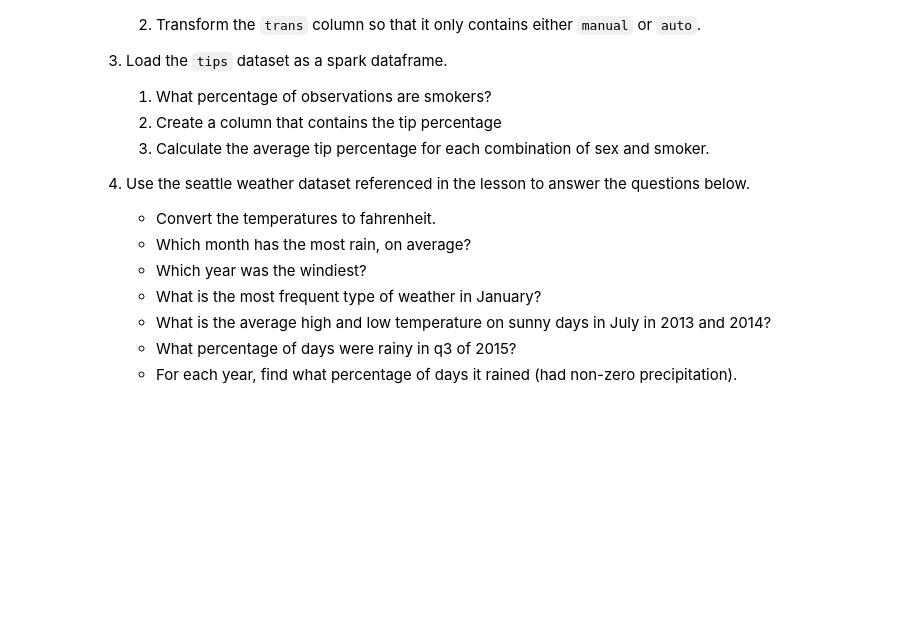
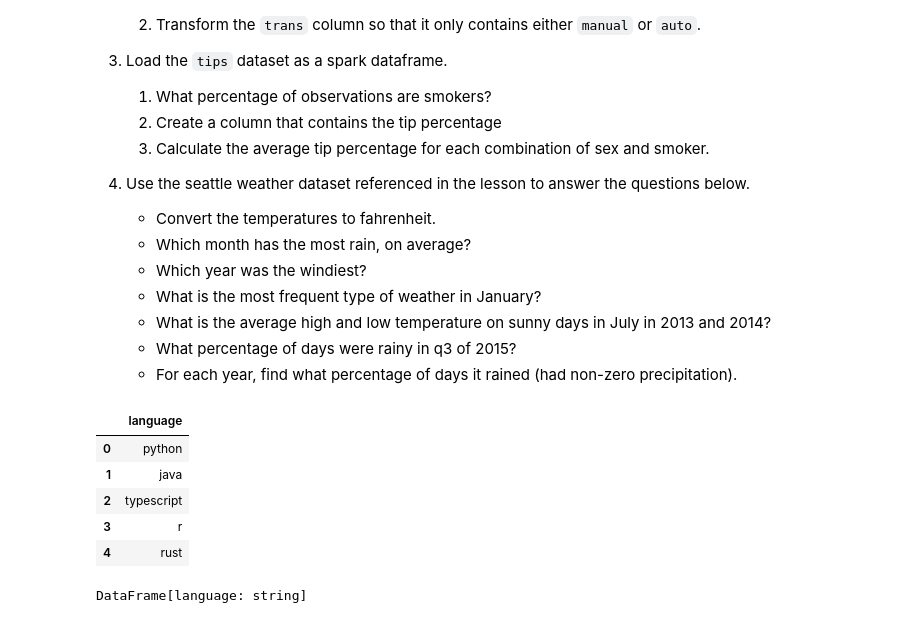
Before and after one commit to tim-keriazes/spark-exercises, a Jupyter notebook: spark101.ipynb, the cells around one changed output. Drawn from its saved outputs; the diff is of its cells as text; code cells hidden in the pictures; blank space fills up the shorter version.

```diff
--- a/spark101.ipynb
+++ b/spark101.ipynb
@@ -49,3 +50,21 @@ from pyspark.sql.functions import regexp_extract, regexp_replace
 from pyspark.sql.functions import when
 from pyspark.sql.functions import asc, desc
 from pyspark.sql.functions import month, year, quarter
+# %%
+#setup dict, make a df
+d = {'language': ['python','java','typescript','r' ,'rust']}
+pandasdf = pd.DataFrame(data=d)
+pandasdf
+# %% [output]
+|  | language |
+| 0 | python |
+| 1 | java |
+| 2 | typescript |
+| 3 | r |
+| 4 | rust |
+# %%
+#spark df
+df = spark.createDataFrame(pandasdf)
+df
+# %% [output]
+DataFrame[language: string]
```
Also changed, not shown: parts of 31 cells of this notebook, 1 other file.
